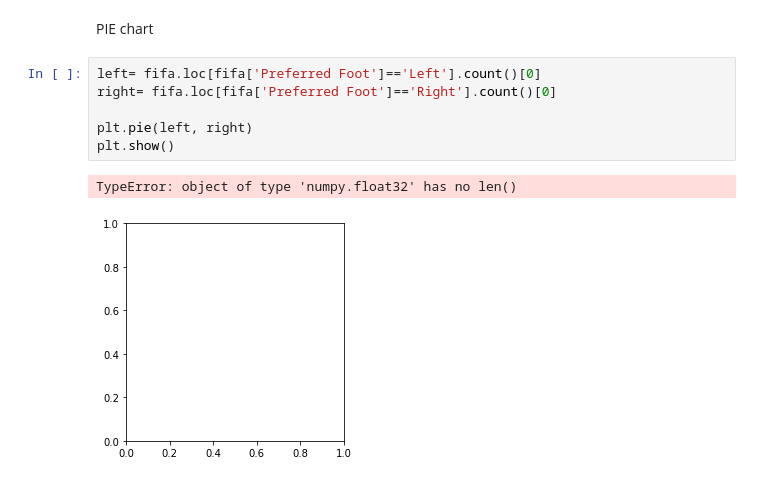
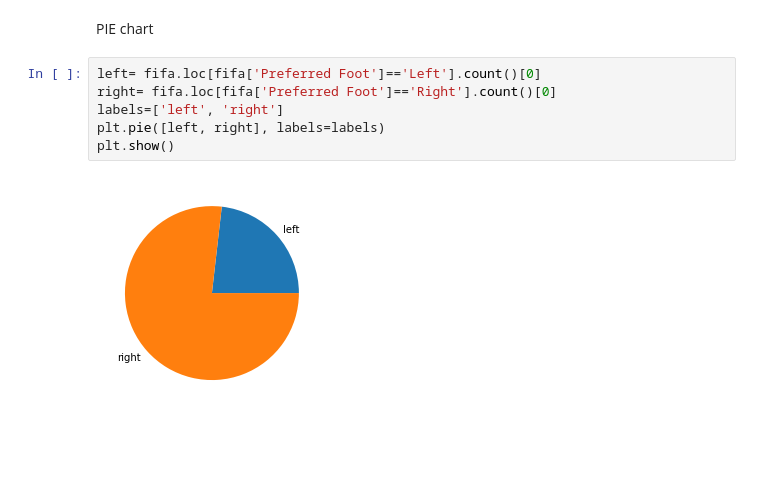
Before and after one commit to fb0801/python-crash-course-book, a Jupyter notebook: matplotlib tut/Untitled.ipynb, the cells around one changed output. Saved outputs shown, nothing was run; the diff lists cells and outputs as text; blank space fills up the shorter version.

```diff
--- a/matplotlib tut/Untitled.ipynb
+++ b/matplotlib tut/Untitled.ipynb
@@ -63,9 +63,8 @@ PIE chart
 # %%
 left= fifa.loc[fifa['Preferred Foot']=='Left'].count()[0]
 right= fifa.loc[fifa['Preferred Foot']=='Right'].count()[0]
-
-plt.pie(left, right)
+labels=['left', 'right']
+plt.pie([left, right], labels=labels)
 plt.show()
 # %% [output]
-TypeError: object of type 'numpy.float32' has no len()
-[figure, old version]
+[figure, new version]
```
